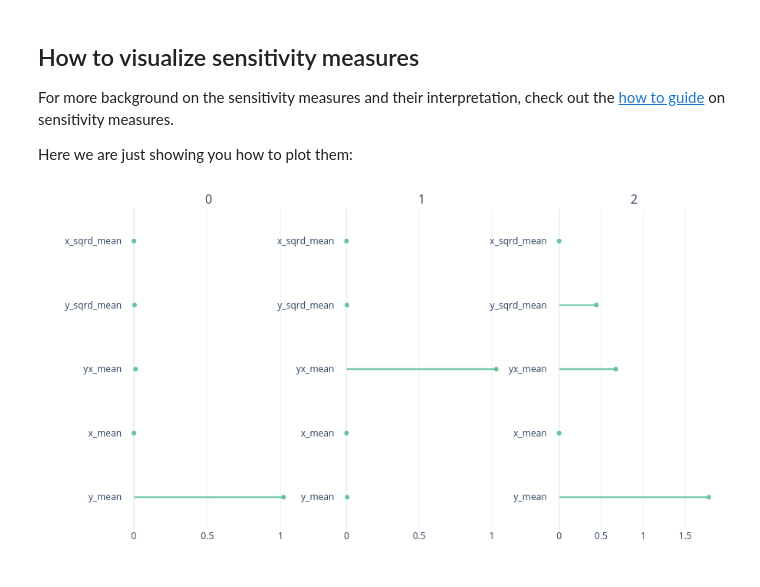
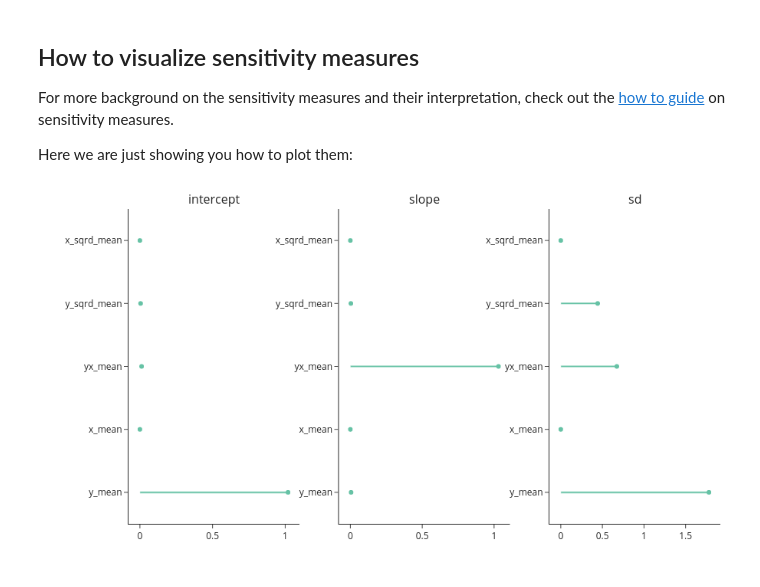
Before and after one commit to OpenSourceEconomics/tranquilo, a Jupyter notebook: docs/source/getting_started/estimation/first_msm_estimation_with_estimagic.ipynb, the cells around one changed output. Cells and saved outputs as stored; diff of their text form; code cells hidden in the pictures.

```diff
--- a/docs/source/getting_started/estimation/first_msm_estimation_with_estimagic.ipynb
+++ b/docs/source/getting_started/estimation/first_msm_estimation_with_estimagic.ipynb
@@ -137,6 +137,6 @@ res = estimate_msm(
     empirical_moments,
     moments_cov,
     start_params,
-    optimize_options={"algorithm": "scipy_lbfgsb"},
+    optimize_options="scipy_lbfgsb",
 )
 # %%
@@ -170,11 +182,11 @@ Here we are just showing you how to plot them:
 # %%
 from estimagic.visualization.lollipop_plot import lollipop_plot
 
-sensitivity_data = res["sensitivity"]["sensitivity_to_bias"].abs().T
+sensitivity_data = res.sensitivity(kind="bias").abs().T
 
 fig = lollipop_plot(sensitivity_data)
 
 fig = fig.update_layout(height=500, width=900)
 fig.show(renderer="png")
 # %% [output]
-[figure, old version]
+[figure, new version]
```
Also changed, not shown: parts of 7 cells of this notebook, 19 other files.
